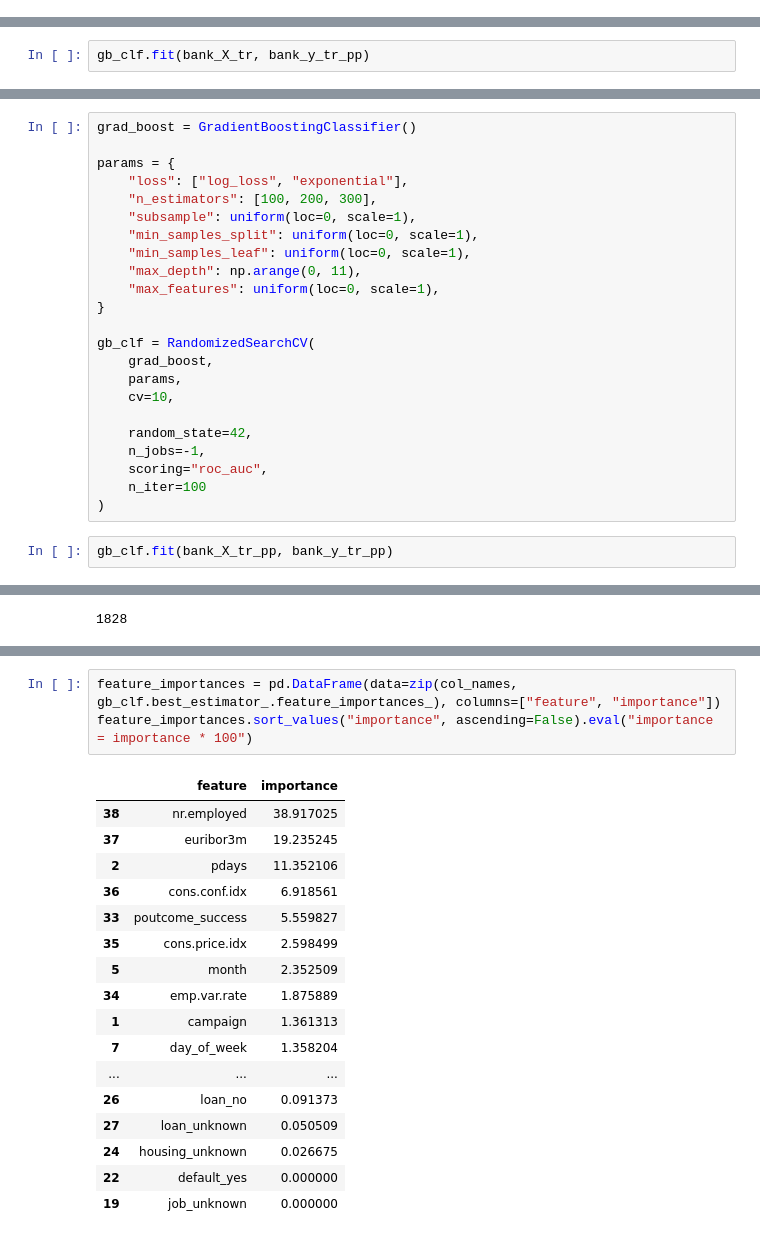
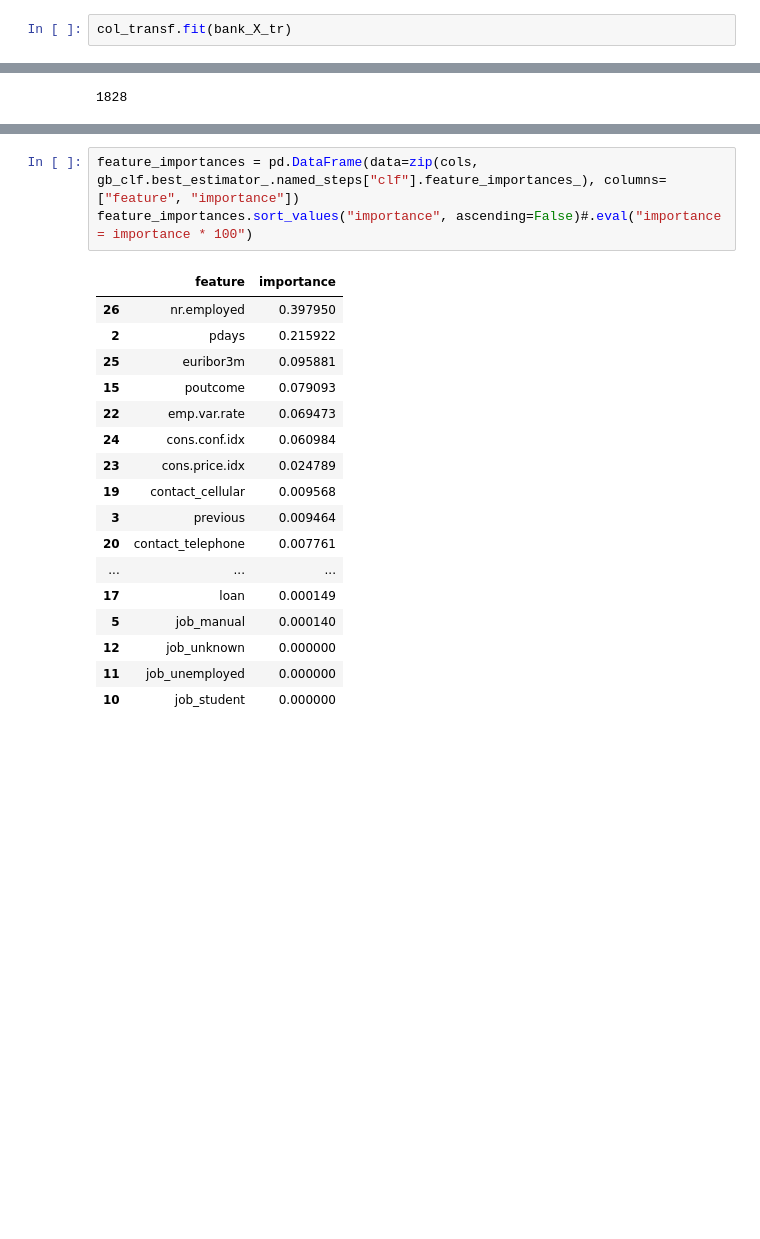
Before and after one commit to silasge/bank-marketing, a Jupyter notebook: notebooks/bank_marketing.ipynb, the cells around one changed output, grey strips where cells are left out. Drawn from its saved outputs; the diff is of its cells as text; blank space fills up the shorter version.

```diff
--- a/notebooks/bank_marketing.ipynb
+++ b/notebooks/bank_marketing.ipynb
@@ -439,3 +439,5 @@ col_transf = ColumnTransformer([
 label_binarizer = LabelBinarizer()
 
 bank_y_tr_pp = label_binarizer.fit_transform(bank_y_tr).ravel()
+# %%
+col_transf.fit(bank_X_tr)
@@ -766,2 +622,0 @@ pd.DataFrame(rf_clf.cv_results_).sort_values("rank_test_score")
-# %%
-gb_clf.fit(bank_X_tr, bank_y_tr_pp)
@@ -911,25 +692,0 @@ Olhando somente o roc_auc_score feito por cross-validation, os modelos de Gradie
-# %%
-grad_boost = GradientBoostingClassifier()
-
-params = {
-    "loss": ["log_loss", "exponential"],
-    "n_estimators": [100, 200, 300],
-    "subsample": uniform(loc=0, scale=1),
-    "min_samples_split": uniform(loc=0, scale=1),
-    "min_samples_leaf": uniform(loc=0, scale=1),
-    "max_depth": np.arange(0, 11),
-    "max_features": uniform(loc=0, scale=1),
-}
-
-gb_clf = RandomizedSearchCV(
-    grad_boost,
-    params,
-    cv=10,
-
-    random_state=42,
-    n_jobs=-1,
-    scoring="roc_auc",
-    n_iter=100
-)
-# %%
-gb_clf.fit(bank_X_tr_pp, bank_y_tr_pp)
@@ -997,21 +724,21 @@ receita_total - custo_total
 # %%
-feature_importances = pd.DataFrame(data=zip(col_names, gb_clf.best_estimator_.feature_importances_), columns=["feature", "importance"])
-feature_importances.sort_values("importance", ascending=False).eval("importance = importance * 100")
+feature_importances = pd.DataFrame(data=zip(cols, gb_clf.best_estimator_.named_steps["clf"].feature_importances_), columns=["feature", "importance"])
+feature_importances.sort_values("importance", ascending=False)#.eval("importance = importance * 100")
 # %% [output]
 |  | feature | importance |
-| 38 | nr.employed | 38.917025 |
-| 37 | euribor3m | 19.235245 |
-| 2 | pdays | 11.352106 |
-| 36 | cons.conf.idx | 6.918561 |
-| 33 | poutcome_success | 5.559827 |
-| 35 | cons.price.idx | 2.598499 |
-| 5 | month | 2.352509 |
-| 34 | emp.var.rate | 1.875889 |
-| 1 | campaign | 1.361313 |
-| 7 | day_of_week | 1.358204 |
+| 26 | nr.employed | 0.397950 |
+| 2 | pdays | 0.215922 |
+| 25 | euribor3m | 0.095881 |
+| 15 | poutcome | 0.079093 |
+| 22 | emp.var.rate | 0.069473 |
+| 24 | cons.conf.idx | 0.060984 |
+| 23 | cons.price.idx | 0.024789 |
+| 19 | contact_cellular | 0.009568 |
+| 3 | previous | 0.009464 |
+| 20 | contact_telephone | 0.007761 |
 | ... | ... | ... |
-| 26 | loan_no | 0.091373 |
-| 27 | loan_unknown | 0.050509 |
-| 24 | housing_unknown | 0.026675 |
-| 22 | default_yes | 0.000000 |
-| 19 | job_unknown | 0.000000 |
+| 17 | loan | 0.000149 |
+| 5 | job_manual | 0.000140 |
+| 12 | job_unknown | 0.000000 |
+| 11 | job_unemployed | 0.000000 |
+| 10 | job_student | 0.000000 |
```
Also changed, not shown: parts of 52 cells of this notebook.
